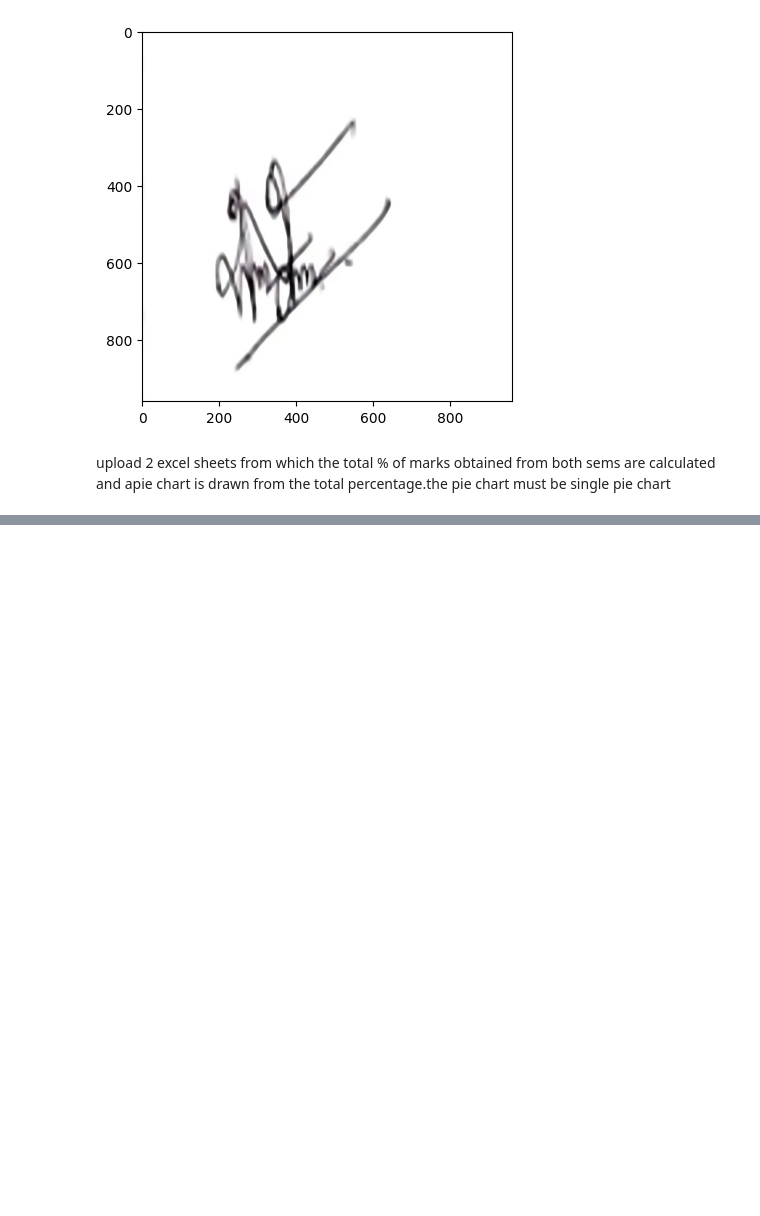
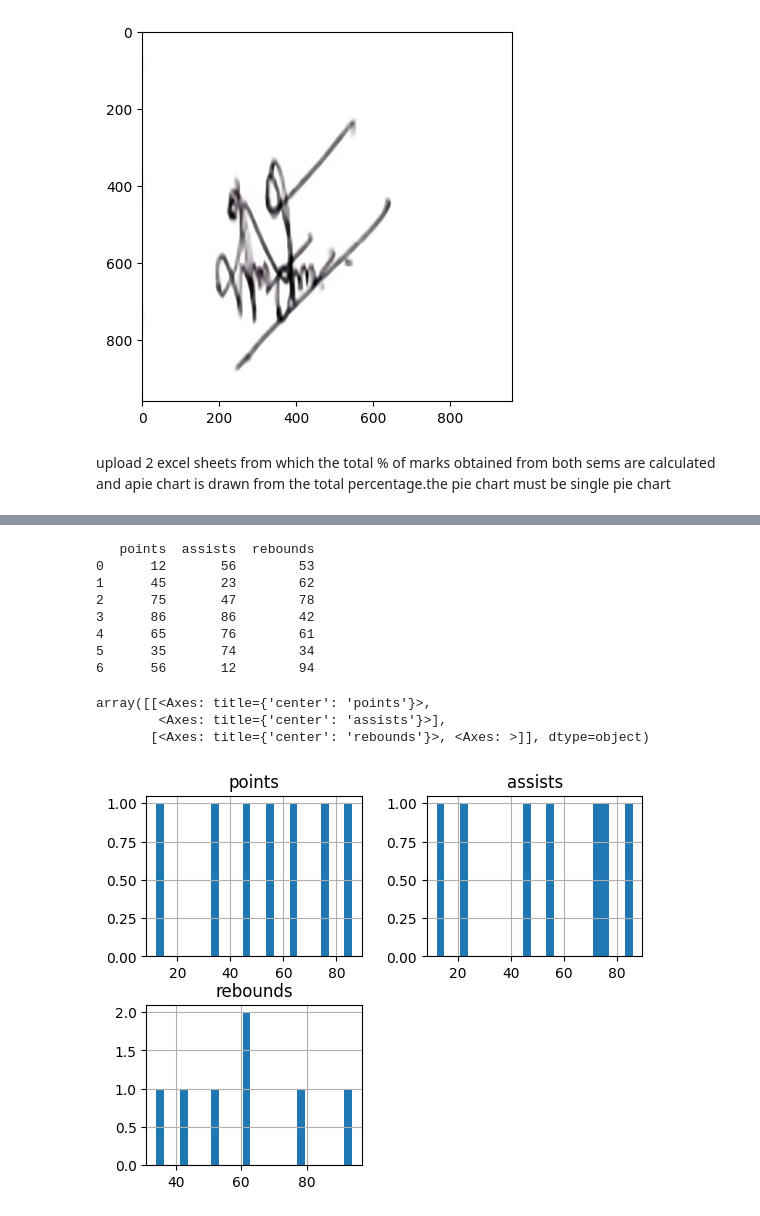
Before and after one commit to NeerajaJayanthy/Data-Visualisation-using-python, a Jupyter notebook: module_1.ipynb, the cells around one changed output, grey strips where cells are left out. Drawn from its saved outputs; the diff is of its cells as text; code cells hidden in the pictures; blank space fills up the shorter version.

```diff
--- a/module_1.ipynb
+++ b/module_1.ipynb
@@ -233,0 +268,19 @@ Saving sem2.xlsx to sem2 (2).xlsx
+# %%
+import pandas as pd
+df=pd.DataFrame({'points':[12,45,75,86,65,35,56],'assists':[56,23,47,86,76,74,12,],'rebounds':[53,62,78,42,61,34,94]})
+print(df)
+#df.plot(kind='hist',column='rebounds',grid=False,alpha=0.6,bins=25,figsize=(12,8),color='cyan')
+df.hist(bins=25)
+# %% [output]
+   points  assists  rebounds
+0      12       56        53
+1      45       23        62
+2      75       47        78
+3      86       86        42
+4      65       76        61
+5      35       74        34
+6      56       12        94
+array([[<Axes: title={'center': 'points'}>,
+        <Axes: title={'center': 'assists'}>],
+       [<Axes: title={'center': 'rebounds'}>, <Axes: >]], dtype=object)
+[figure, added]
```
Also changed, not shown: parts of 8 cells of this notebook.
